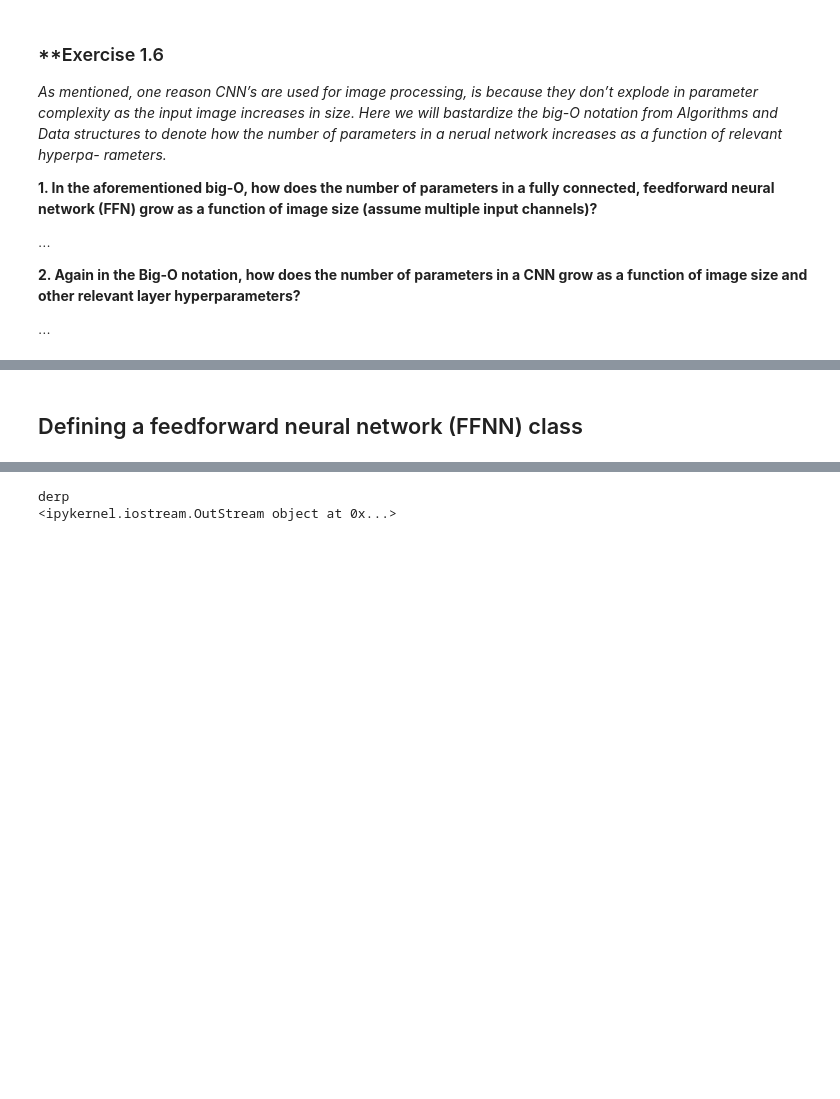
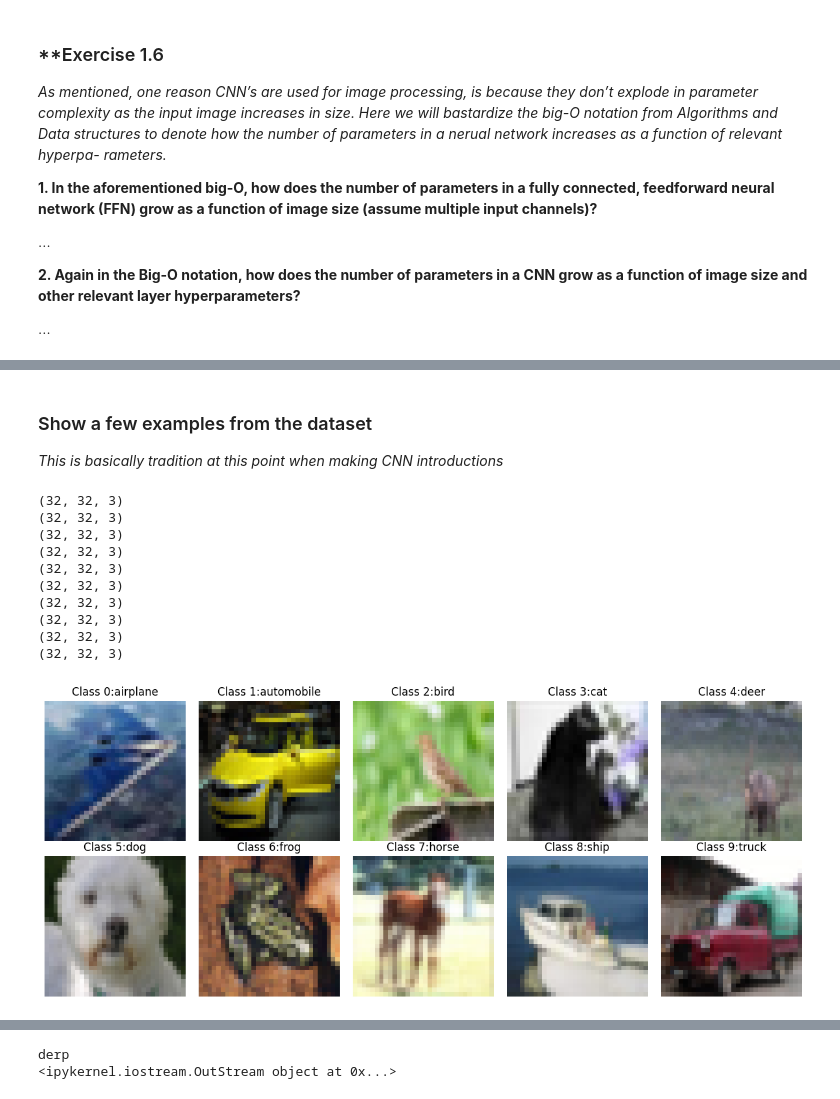
Before and after one commit to Twinbo/Signals-and-Data-Autumn-2025-student, a Jupyter notebook: week_3/ex_week_3.ipynb, the cells around one changed output, grey strips where cells are left out. Drawn from its saved outputs; the diff is of its cells as text; code cells hidden in the pictures; blank space fills up the shorter version.

```diff
--- a/week_3/ex_week_3.ipynb
+++ b/week_3/ex_week_3.ipynb
@@ -206,5 +219,7 @@ cpu
 # %%
-dataset = 'mnist'
+# Load a dataset, change 'dataset' to 'cifar10' if you want to use CIFAR-10 instead
+
+dataset = 'cifar10'
 
 # TODO: PERHAPS USE THIS, PERHAPS NOT
 transform = transforms.Compose(
@@ -215,11 +230,28 @@ if dataset == 'cifar10':
     train_set = datasets.CIFAR10(root='./data', train=True, download=True, transform=ToTensor())
     test_set = datasets.CIFAR10(root='./data', train=False, download=True, transform=ToTensor())
 
+    # Purely for our convenience - Mapping from cifar labels to human readable classes
+    cifar10_classes = {
+        0: 'airplane',
+        1: 'automobile',
+        2: 'bird',
+        3: 'cat',
+        4: 'deer',
+        5: 'dog',
+        6: 'frog',
+        7: 'horse',
+        8: 'ship',
+        9: 'truck'
+    }
+
 elif dataset == 'mnist':
     train_set = datasets.MNIST(root='./data', train=True, download=True, transform=ToTensor())
     test_set = datasets.MNIST(root='./data', train=False, download=True, transform=ToTensor())
 
 
+# TODO: Print some stats of the dataset here...
+print(f"There are {len(train_set)} examples in the training set")
+print(f"There are {len(test_set)} examples in the test set \n")
 
-# TODO: Print some stats of the dataset here...
+print(f"Image shape is: {train_set[0][0].shape}, label example is {train_set[0][1]}")
 # %% [output]
@@ -492,2 +276,38 @@ plt.show()
-# %% [markdown]
-## Defining a feedforward neural network (FFNN) class
+# %% [markdown]
+### Show a few examples from the dataset
+
+*This is basically tradition at this point when making CNN introductions*
+# %%
+# Get indices of 10 different classes in the dataset, then get values
+sampled_indices = [np.random.choice(np.where(np.array(train_set.targets) == i)[0]) for i in range(10)]
+examples = train_set.data[sampled_indices]
+
+fig, axes = plt.subplots(2, 5, figsize=(12, 5))
+axes = axes.flatten()
+
+# Plot examples
+for i in range(len(examples)):
+    img = examples[i]
+    if dataset == 'mnist':
+        img = img.squeeze(0)  # Remove the channel dimension for MNIST
+        axes[i].imshow(img, cmap='gray')
+        axes[i].set_title(f'Class {i}')
+    else:
+        axes[i].imshow(img)
+        axes[i].set_title(f'Class {i}:{cifar10_classes[train_set.targets[sampled_indices[i]]]}')
+    axes[i].axis('off')
+
+plt.tight_layout()
+plt.show()
+# %% [output]
+(32, 32, 3)
+(32, 32, 3)
+(32, 32, 3)
+(32, 32, 3)
+(32, 32, 3)
+(32, 32, 3)
+(32, 32, 3)
+(32, 32, 3)
+(32, 32, 3)
+(32, 32, 3)
+[figure, added]
```
Also changed, not shown: parts of 32 cells of this notebook.
